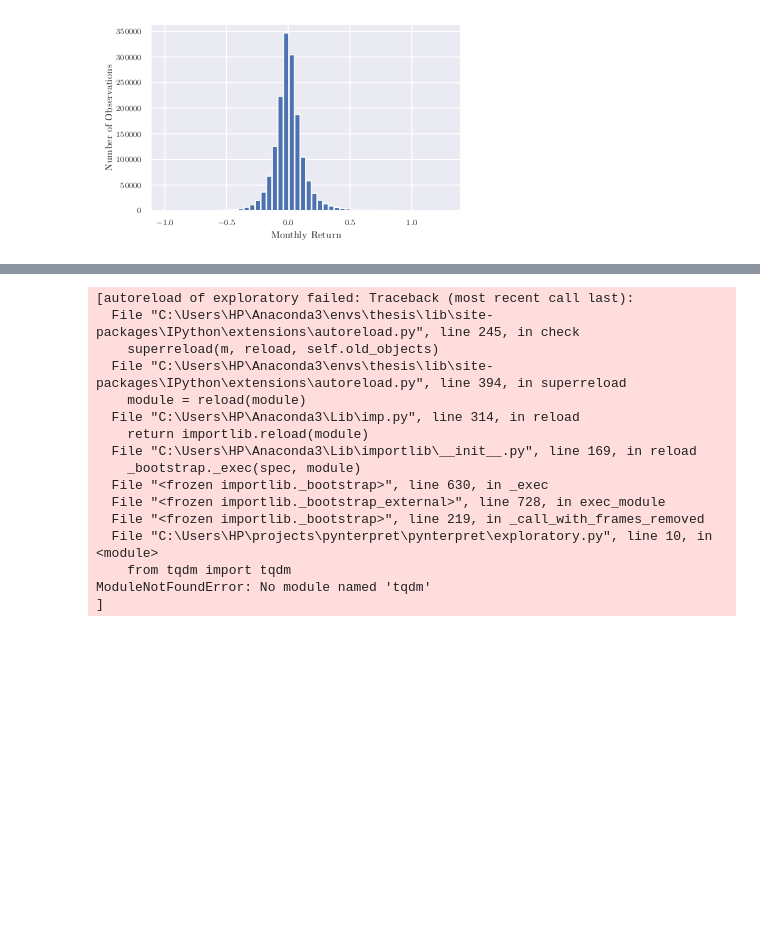
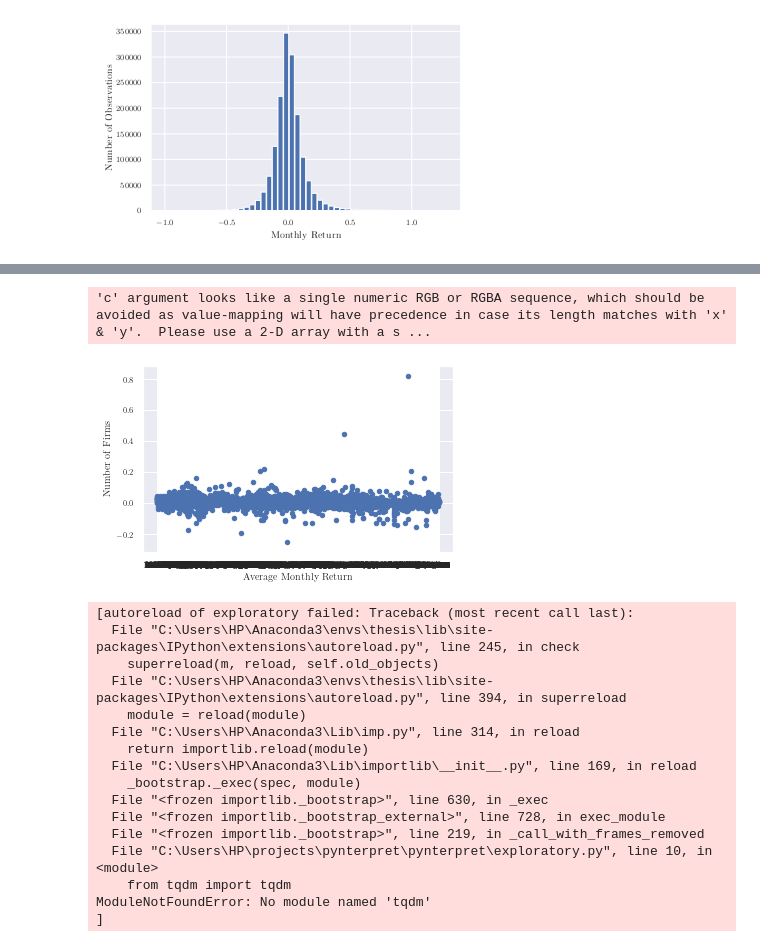
Before and after one commit to karolinachalupova/DiplomaThesis, a Jupyter notebook: exploratory.ipynb, the cells around one changed output, grey strips where cells are left out. Drawn from its saved outputs; the diff is of its cells as text; code cells hidden in the pictures; blank space fills up the shorter version.

```diff
--- a/exploratory.ipynb
+++ b/exploratory.ipynb
@@ -111,3 +144,15 @@ fig.savefig('latex/Figures/hist_returns.pdf', bbox_inches='tight')
+# %%
+average_returns = pd.DataFrame(anom.data.groupby('DTID').r.mean()).reset_index()
+# %%
+average_returns.plot(kind='scatter',x='DTID',y='r')
+plt.xlabel('Average Monthly Return')
+plt.ylabel('Number of Firms')
+fig = plt.gcf()
+fig.set_size_inches(figsize(1))
+#fig.savefig('latex/Figures/hist_returns.pdf', bbox_inches='tight')
+# %% [output]
+'c' argument looks like a single numeric RGB or RGBA sequence, which should be avoided as value-mapping will have precedence in case its length matches with 'x' & 'y'.  Please use a 2-D array with a s ...
+[figure, added]
 # %%
 sses, best_name, best_params = fit_scipy_distributions(r_without_outliers, bins = 100)
 # %% [output]
```
Also changed, not shown: parts of 5 cells of this notebook.
